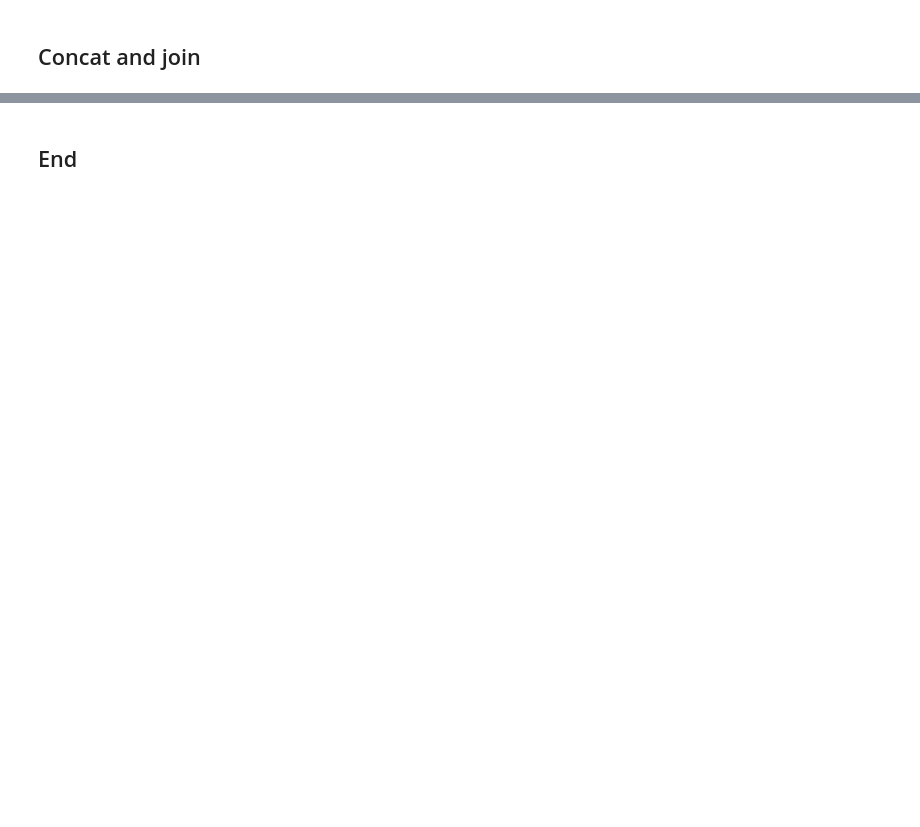
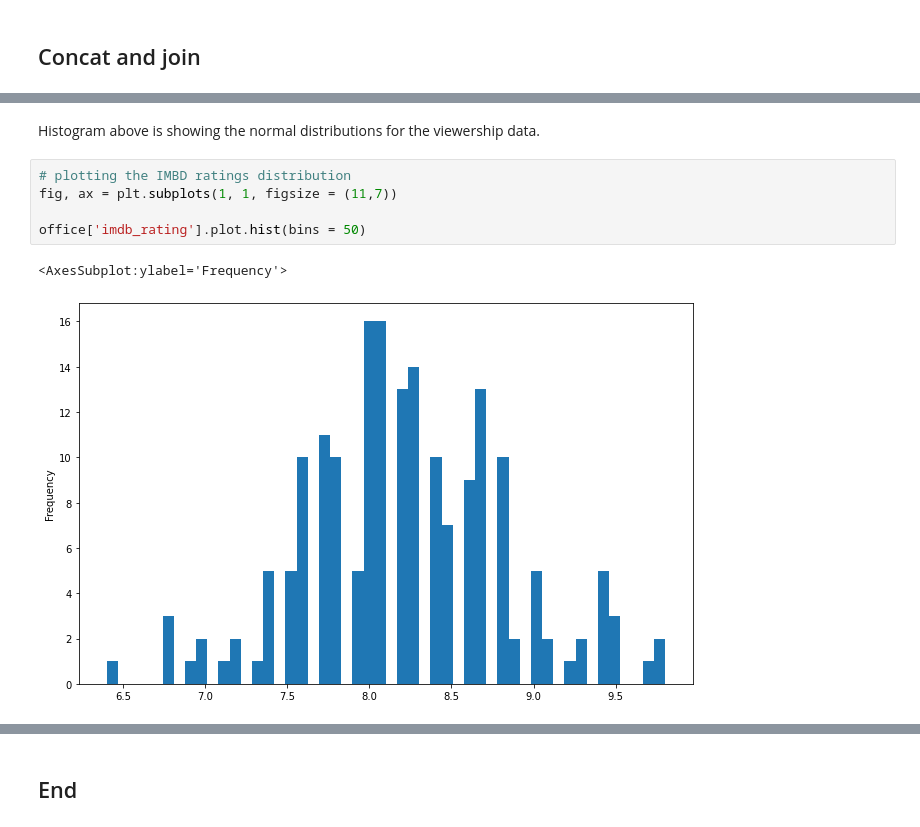
Before and after one commit to Anja585/ProgDAProject, a Jupyter notebook: simulation.ipynb, the cells around one changed output, grey strips where cells are left out. Cells and saved outputs as stored; diff of their text form; blank space fills up the shorter version.

```diff
--- a/simulation.ipynb
+++ b/simulation.ipynb
@@ -103,0 +124,10 @@ office
+# %% [markdown]
+Histogram above is showing the normal distributions for the viewership data.
+# %%
+# plotting the IMBD ratings distribution
+fig, ax = plt.subplots(1, 1, figsize = (11,7))
+
+office['imdb_rating'].plot.hist(bins = 50)
+# %% [output]
+<AxesSubplot:ylabel='Frequency'>
+[figure, added]
```
Also changed, not shown: parts of 18 cells of this notebook.
